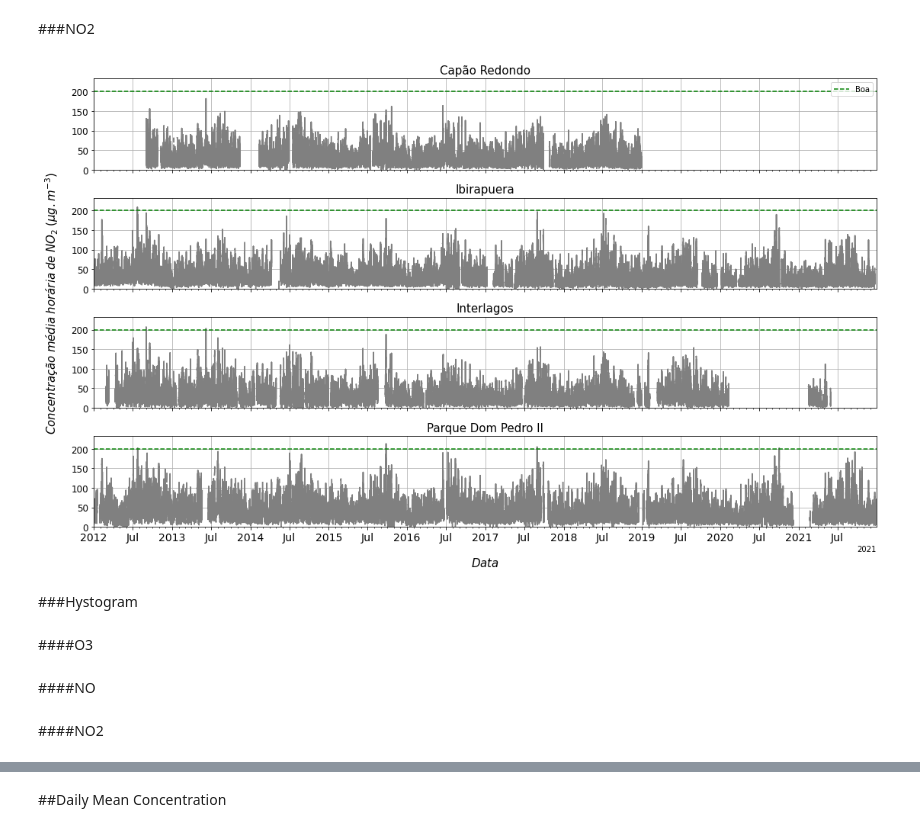
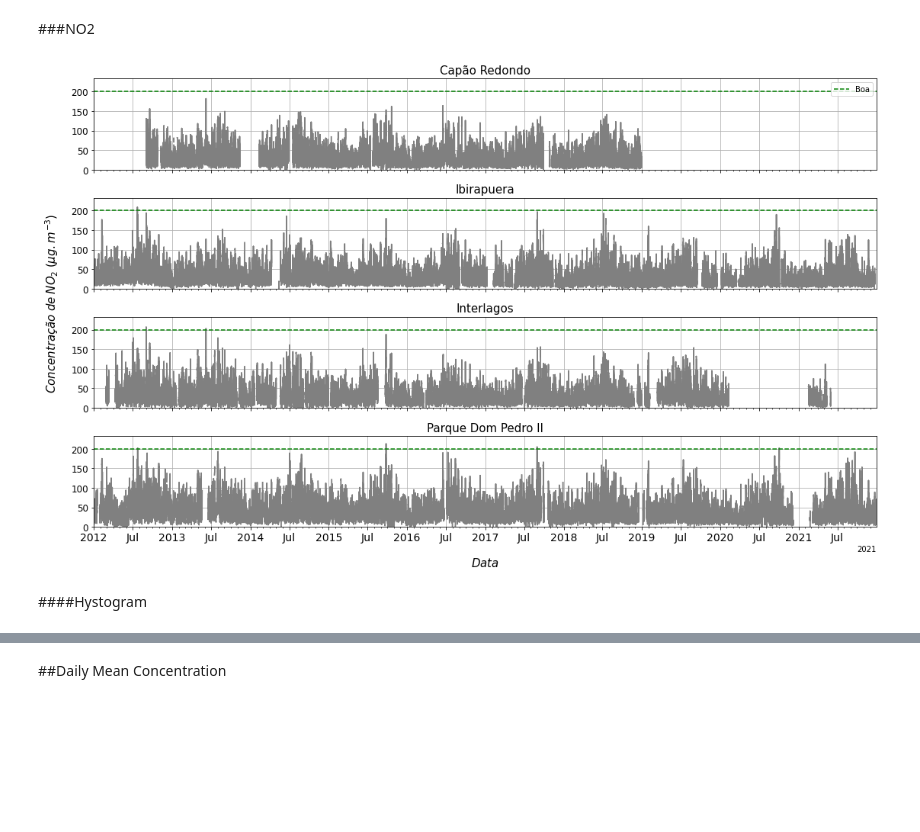
Before and after one commit to antoniogss/air_quality, a Jupyter notebook: graphs_cetesb.ipynb, the cells around one changed output, grey strips where cells are left out. Drawn from its saved outputs; the diff is of its cells as text; code cells hidden in the pictures; blank space fills up the shorter version.

```diff
--- a/graphs_cetesb.ipynb
+++ b/graphs_cetesb.ipynb
@@ -73,6 +73,8 @@ df['hora_24'] = df['horas'].astype(str) + df['H']
 
 df = df.drop('H', 1)
 
+df['ano'] = df['data_hora'].dt.year
+
 df.loc[(df!=0).any(axis=1)]
 
 df.head()
@@ -3810,40 +4012,34 @@ plt.tick_params(labelcolor='none',
                 which='both',
                 top=False,
                 bottom=False,
                 left=False,
                 right=False)
 
 plt.xlabel("\n$Data$",fontsize=15)
-plt.ylabel("$Concentração\;média\;horária\;de\;NO_{2}\;(µg.m^{-3})$\n",fontsize=15)
+plt.ylabel("$Concentração\;de\;NO_{2}\;(µg.m^{-3})$\n",fontsize=15)
 
 plt.setp(ax4.get_xticklabels(),
          fontsize=14
         )
 
 plt.setp([ax1.get_yticklabels(),
           ax2.get_yticklabels(),
           ax3.get_yticklabels(),
           ax4.get_yticklabels()],
          fontsize=12
          )
 
 plt.tight_layout()
 
 plt.savefig(
               dir + 'no2_media_horaria.png',
               transparent = True,
               bbox_inches = 'tight',
               dpi = 500
             )
 
 plt.show()
 # %% [output]
-[figure, old version]
+[figure, new version]
 # %% [markdown]
-###Hystogram
+####Hystogram
-# %% [markdown]
-####O3
-# %% [markdown]
-####NO
-# %% [markdown]
-####NO2
```
Also changed, not shown: parts of 11 cells of this notebook.
